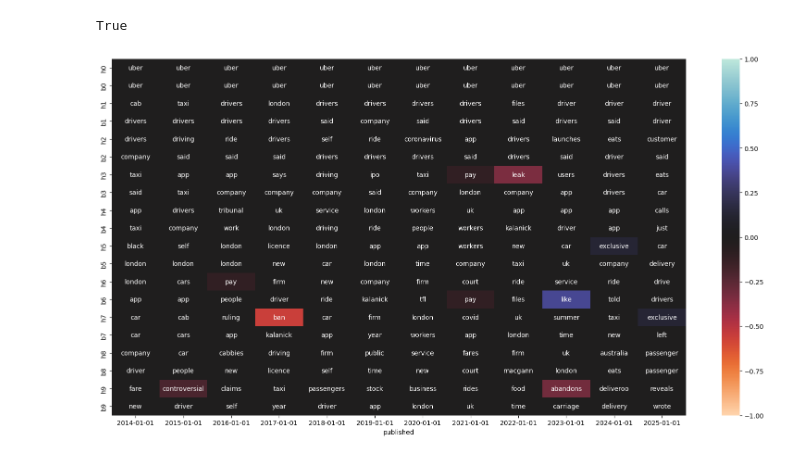
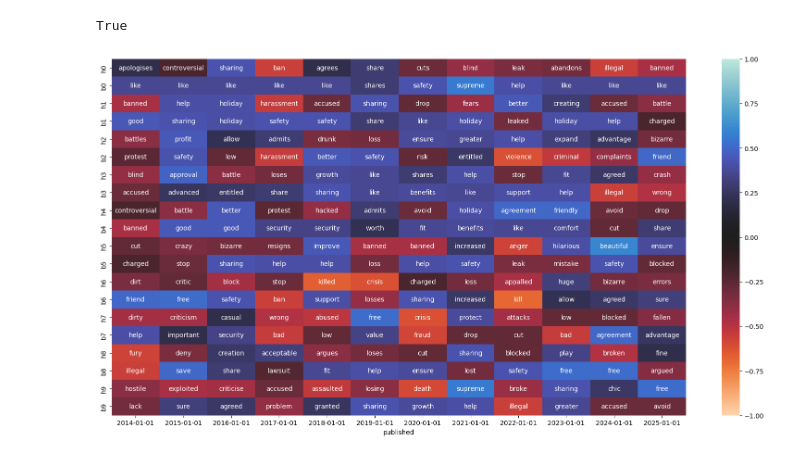
Before and after one commit to dmh21za/compmeth, a Jupyter notebook: summative.ipynb, the cells around one changed output. Drawn from its saved outputs; the diff is of its cells as text; code cells hidden in the pictures.

Commit message:
can filter heatmap by min/max pos/neg sentiment

```diff
--- a/summative.ipynb
+++ b/summative.ipynb
@@ -603,9 +603,25 @@ def most_frequent_words(text):
     filtered_word_counts = Counter(filtered_words)
     return filtered_word_counts.most_common()
 
+# remove all words with compound sentiment between +/-neut (exclusive)
+# sentiment dict just to save compute
+sent_dict = {}
+sia = SentimentIntensityAnalyzer()
+
+def get_sentiment(text):
+    # add single words to sent_dict
+    if " " not in text:
+      if text not in sent_dict:
+          sent_dict[text] = sia.polarity_scores(text)['compound']
+      return sent_dict[text]
+    else:
+        sent_dict[text] = sia.polarity_scores(text)['compound']
+        return sent_dict[text]
+
+
 # Reveals the most important words in an article given
 # The frequency of these words in general
-def tf_idf_scores(text):
+def tf_idf_scores(text, neut=0):
     documents = [text]
     vectorizer = TfidfVectorizer(stop_words='english')
     tfidf_matrix = vectorizer.fit_transform(documents)
@@ -615,7 +631,7 @@ def tf_idf_scores(text):
     tfidf_dict = dict(sorted(tfidf_dict.items(), key=lambda item: item[1], reverse=True))
     # Remove entries that include numbers because these rarely indicate anything
     for key in list(tfidf_dict.keys()):
-        if any(char.isdigit() for char in key):
+        if any(char.isdigit() for char in key) or get_sentiment(key) < neut and get_sentiment(key) > -neut:
             del tfidf_dict[key]
     return tfidf_dict
 
@@ -653,48 +669,44 @@ def collapse_df(df, resolution):
     # do tf_idf_scores
     return df2
 
-def get_sentiment(text):
-    sia = SentimentIntensityAnalyzer()
-    sentiment_scores = sia.polarity_scores(text)
-    return sentiment_scores['compound']
 
 
 # could use topic modelling
 
-def df_idf_table(df, top_n):
+def df_idf_table(df, top_n, neut = 0):
   df2 = df.copy()
-  df2['headlines_tf'] = df['headlines'].apply(tf_idf_scores)
-  df2['bodies_tf'] = df2['bodies'].apply(tf_idf_scores)
+  df2['headlines_tf'] = df['headlines'].apply(tf_idf_scores, neut=neut)
+  df2['bodies_tf'] = df['bodies'].apply(tf_idf_scores, neut=neut)
   for i in range(0, top_n):
     df2['h' + str(i)] = df2['headlines_tf'].apply(lambda x: list(x.keys())[i] if i < len(x) else "")
     df2['b' + str(i)] = df2['bodies_tf'].apply(lambda x: list(x.keys())[i] if i < len(x) else "")
   df2.drop(columns=['headlines_tf', 'bodies_tf', 'headlines', 'bodies'], inplace=True)
   # sort by date
   df2 = df2.sort_values(by=['published'])
   df2.set_index('published', inplace=True)
   df2 = df2.transpose()
   df2 = df2.map(str)
   return df2
 
 
 df = collapse_df(df, 1)
-df = df_idf_table(df, 10)
+df = df_idf_table(df, 10, neut=0.2)
 df.head(10)
 
 # apply sentiment analysis to every cell in df
 df_vals = df.copy().map(get_sentiment)
 #df_vals.head(10)
 
 
 # present df_vals as heatmap with labels from df
 fig, ax = plt.subplots(figsize=(20,10))
 sns.heatmap(df_vals, annot=df, fmt="", cmap="icefire_r", vmin=-1, vmax=1)
 plt.show()
 
 # next try topic modelling
 # then try filtering out neutral words
 
 
 #df.head()
 # %% [output]
-[figure, old version]
+[figure, new version]
```
